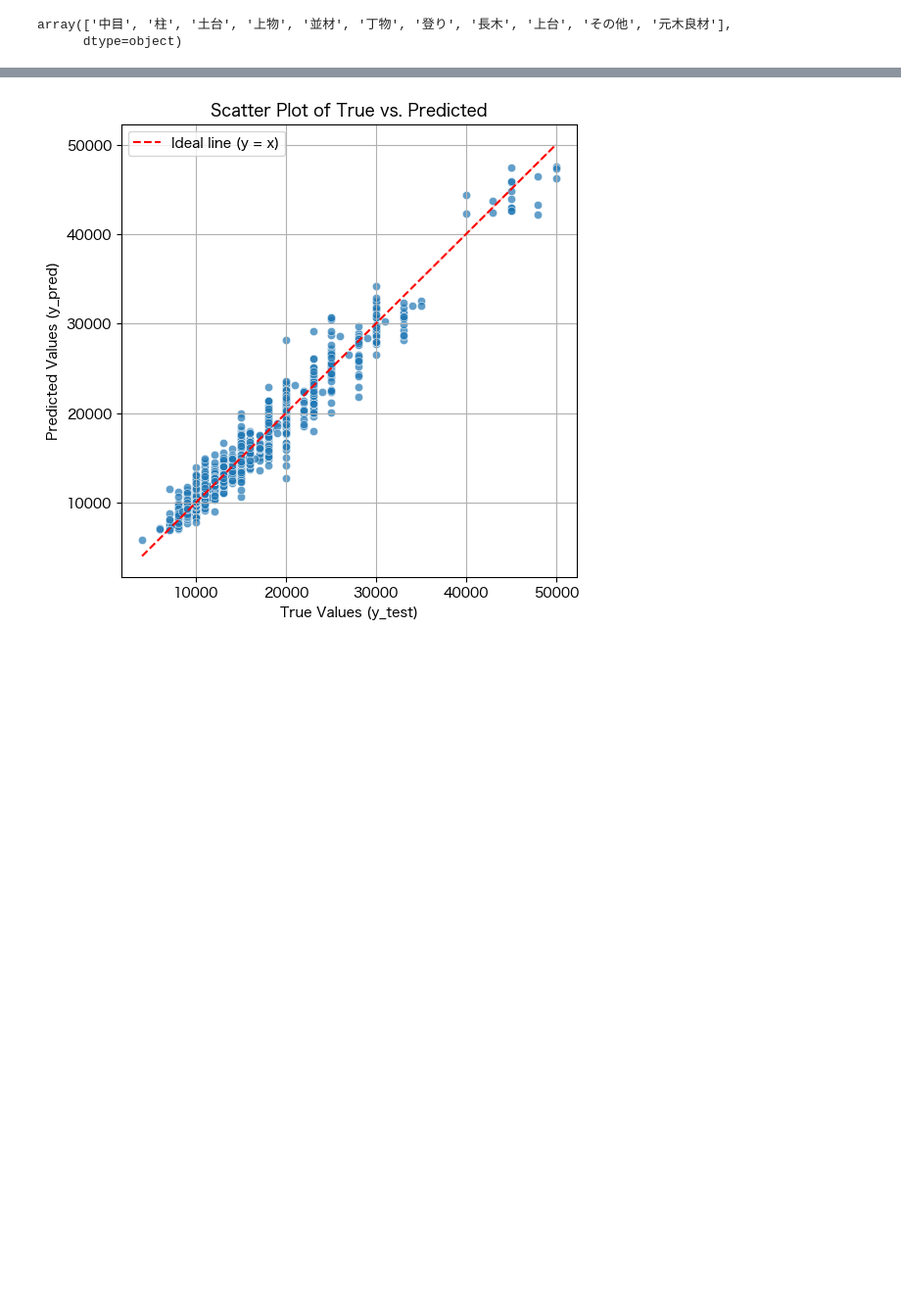
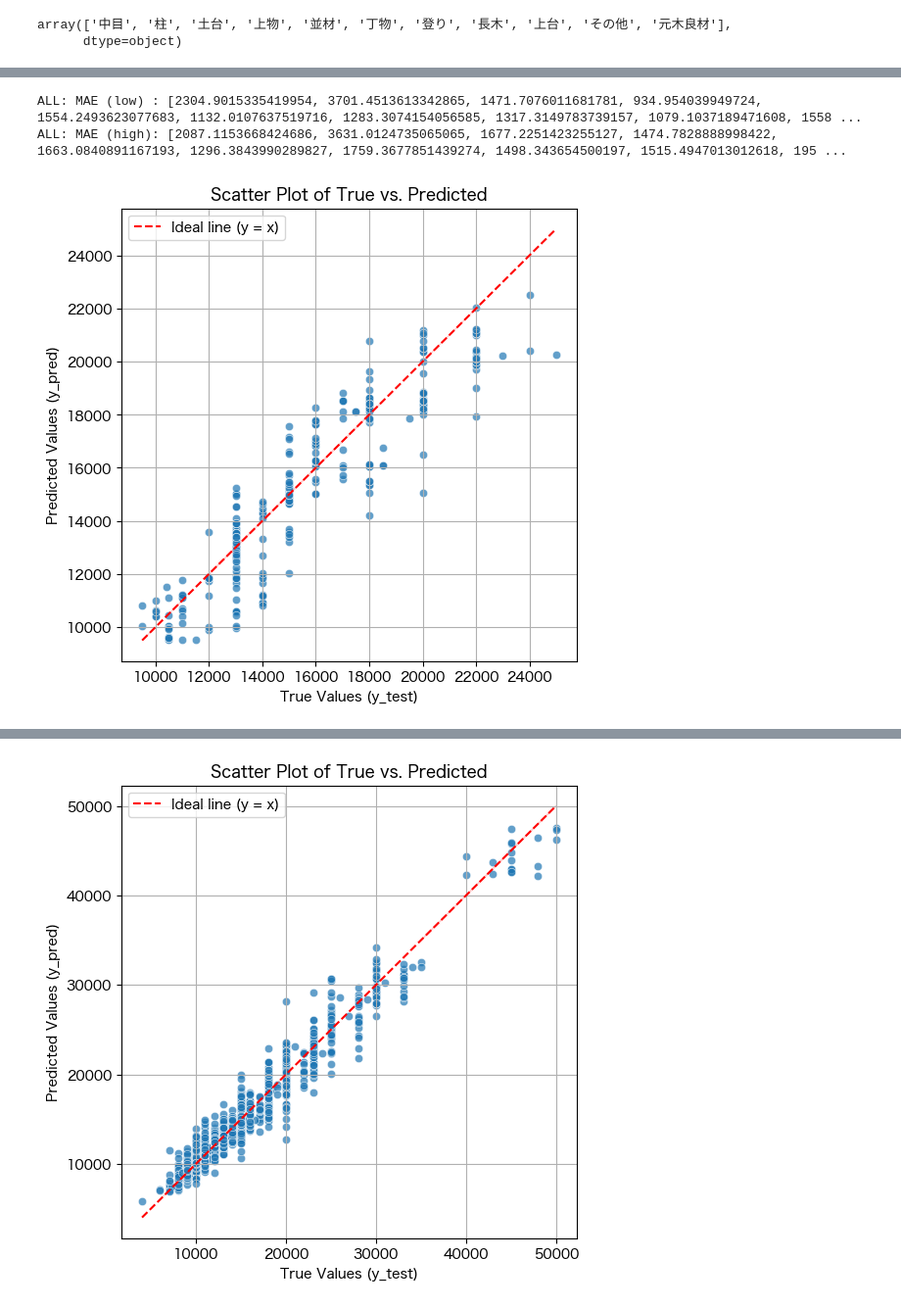
Before and after one commit to tk42/eff-models, a Jupyter notebook: analysis.ipynb, the cells around one changed output, grey strips where cells are left out. Shown: that part at 98% size. Cells and saved outputs as stored; diff of their text form; code cells hidden in the pictures; blank space fills up the shorter version.

```diff
--- a/analysis.ipynb
+++ b/analysis.ipynb
@@ -63,0 +189,18 @@ df = df[~df['diameter_class'].isin(['元木良材', 'その他'])]  #  '元木
+# %%
+print("ALL: MAE (low) :", [m[0] for m in mae_scores])
+print("ALL: MAE (high):", [m[1] for m in mae_scores])
+# %% [output]
+ALL: MAE (low) : [2304.9015335419954, 3701.4513613342865, 1471.7076011681781, 934.954039949724, 1554.2493623077683, 1132.0107637519716, 1283.3074154056585, 1317.3149783739157, 1079.1037189471608, 1558 ...
+ALL: MAE (high): [2087.1153668424686, 3631.0124735065065, 1677.2251423255127, 1474.7828888998422, 1663.0840891167193, 1296.3843990289827, 1759.3677851439274, 1498.343654500197, 1515.4947013012618, 195 ...
+# %%
+plt.figure(figsize=(6, 6))
+sns.scatterplot(x=y_test['price_low'].values, y=y_pred[:, 0], alpha=0.7)
+sns.lineplot(x=y_test['price_low'].values, y=y_test['price_low'].values, color="red", linestyle="--", label="Ideal line (y = x)")
+plt.xlabel("True Values (y_test)")
+plt.ylabel("Predicted Values (y_pred)")
+plt.title("Scatter Plot of True vs. Predicted")
+plt.legend()
+plt.grid()
+plt.show()
+# %% [output]
+[figure, added]
```
Also changed, not shown: parts of 13 cells of this notebook, 2 other files.
